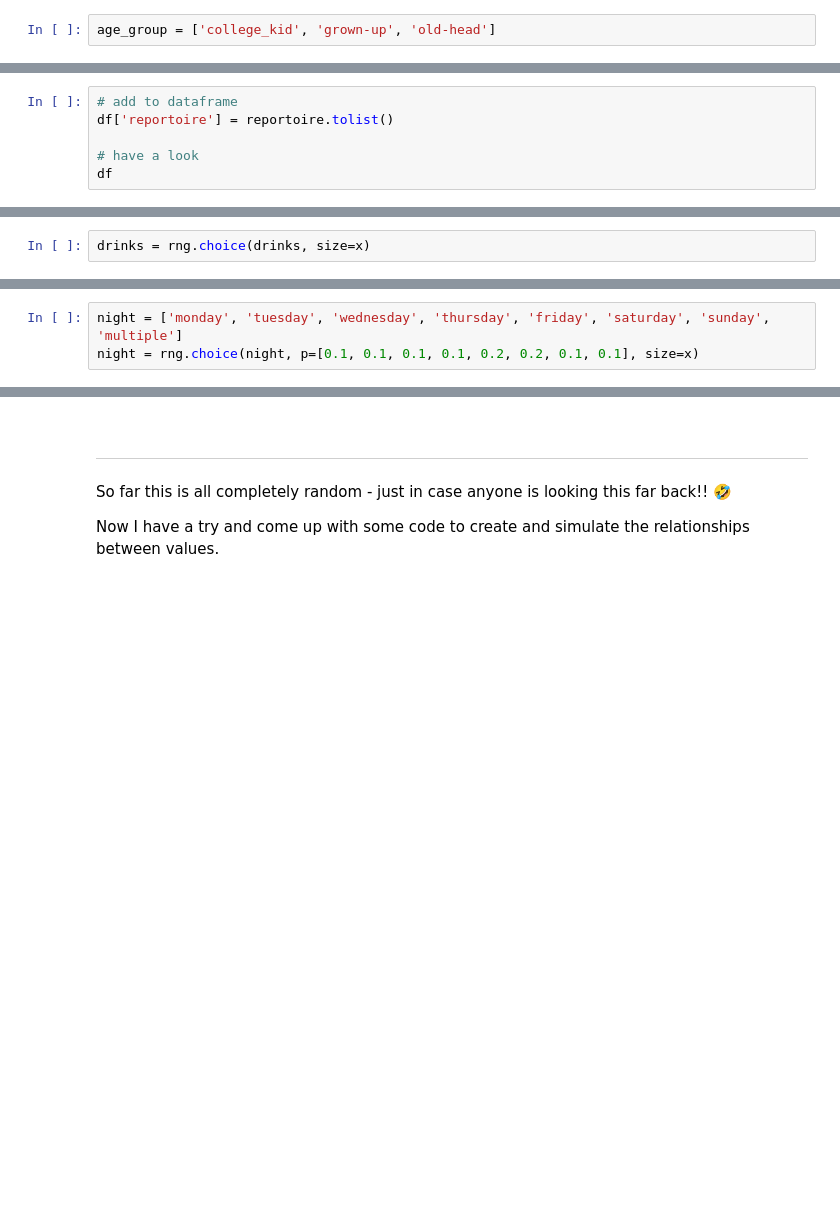
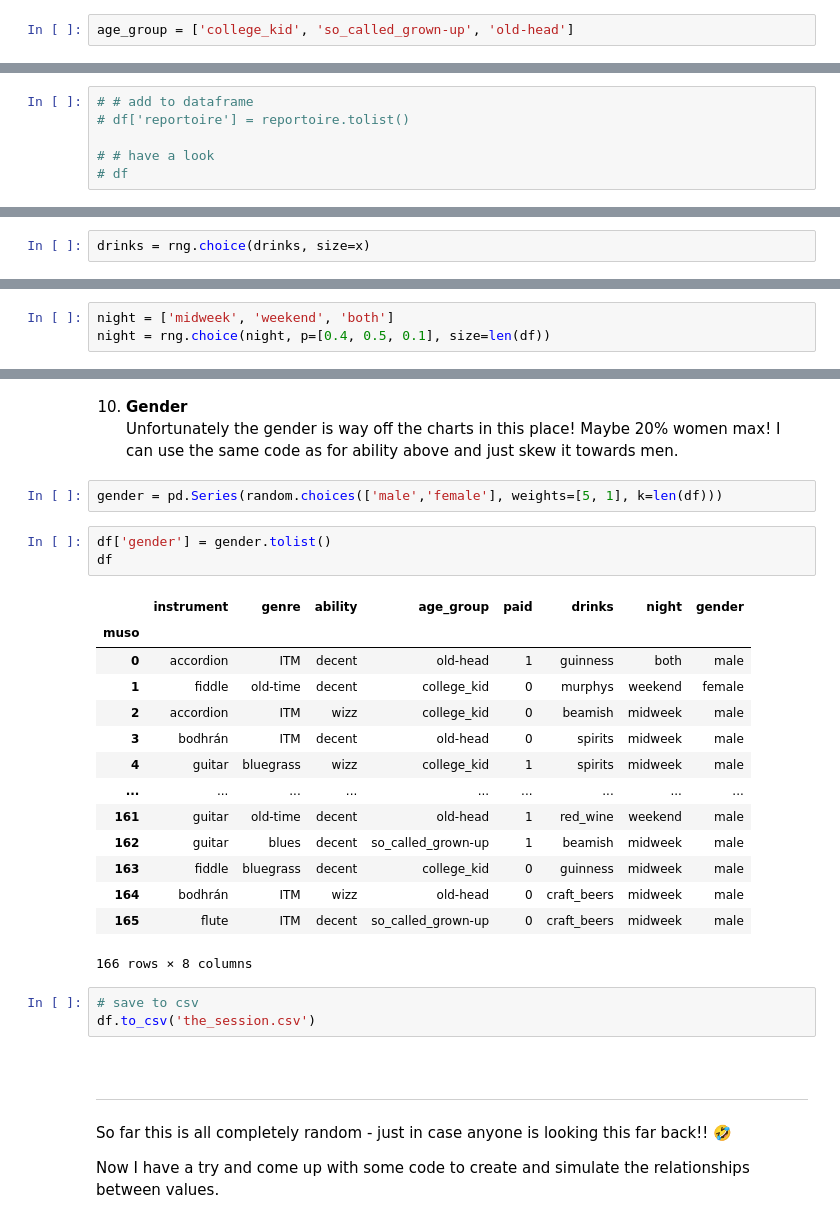
Before and after one commit to Caoimhinv/programming_for_DA_project, a Jupyter notebook: the_session.ipynb, the cells around one changed output, grey strips where cells are left out. Drawn from its saved outputs; the diff is of its cells as text; blank space fills up the shorter version.

```diff
--- a/the_session.ipynb
+++ b/the_session.ipynb
@@ -345,7 +426,7 @@ df
 5. **Age**
 For now we're going to have 3 age-groups - college kids, grown-ups, old heads. The breakdown is going to be skewed towards the outer 2 ranges.
 # %%
-age_group = ['college_kid', 'grown-up', 'old-head']
+age_group = ['college_kid', 'so_called_grown-up', 'old-head']
 # %%
 age_group = rng.choice(age_group, p=[0.4, 0.2, 0.4], size=x)
 # %%
@@ -363,8 +459,8 @@ reportoire = rng.choice(reportoire, p=[0.2, 0.2, 0.2, 0.2, 0.2], size=x)
 # %%
-# add to dataframe
-df['reportoire'] = reportoire.tolist()
+# # add to dataframe
+# df['reportoire'] = reportoire.tolist()
 
-# have a look
-df
+# # have a look
+# df
 # %% [markdown]
 7. **Paid**
@@ -390,6 +516,6 @@ We create a list of the days plus an option for 'more than one'. I skew it in fa
 # %%
-night = ['monday', 'tuesday', 'wednesday', 'thursday', 'friday', 'saturday', 'sunday', 'multiple']
-night = rng.choice(night, p=[0.1, 0.1, 0.1, 0.1, 0.2, 0.2, 0.1, 0.1], size=x)
+night = ['midweek', 'weekend', 'both']
+night = rng.choice(night, p=[0.4, 0.5, 0.1], size=len(df))
 # %%
 df['night'] = night.tolist()
 df
@@ -396,3 +537,29 @@ df
+# %% [markdown]
+10. **Gender**
+Unfortunately the gender is way off the charts in this place! Maybe 20% women max! I can use the same code as for ability above and just skew it towards men.
+# %%
+gender = pd.Series(random.choices(['male','female'], weights=[5, 1], k=len(df)))
+# %%
+df['gender'] = gender.tolist()
+df
+# %% [output]
+|  | instrument | genre | ability | age_group | paid | drinks | night | gender |
+| muso |  |  |  |  |  |  |  |  |
+| 0 | accordion | ITM | decent | old-head | 1 | guinness | both | male |
+| 1 | fiddle | old-time | decent | college_kid | 0 | murphys | weekend | female |
+| 2 | accordion | ITM | wizz | college_kid | 0 | beamish | midweek | male |
+| 3 | bodhrán | ITM | decent | old-head | 0 | spirits | midweek | male |
+| 4 | guitar | bluegrass | wizz | college_kid | 1 | spirits | midweek | male |
+| ... | ... | ... | ... | ... | ... | ... | ... | ... |
+| 161 | guitar | old-time | decent | old-head | 1 | red_wine | weekend | male |
+| 162 | guitar | blues | decent | so_called_grown-up | 1 | beamish | midweek | male |
+| 163 | fiddle | bluegrass | decent | college_kid | 0 | guinness | midweek | male |
+| 164 | bodhrán | ITM | wizz | old-head | 0 | craft_beers | midweek | male |
+| 165 | flute | ITM | decent | so_called_grown-up | 0 | craft_beers | midweek | male |
+166 rows × 8 columns
+# %%
+# save to csv
+df.to_csv('the_session.csv')
 # %% [markdown]
 <br>
 
```
Also changed, not shown: parts of 31 cells of this notebook, 1 other file.
